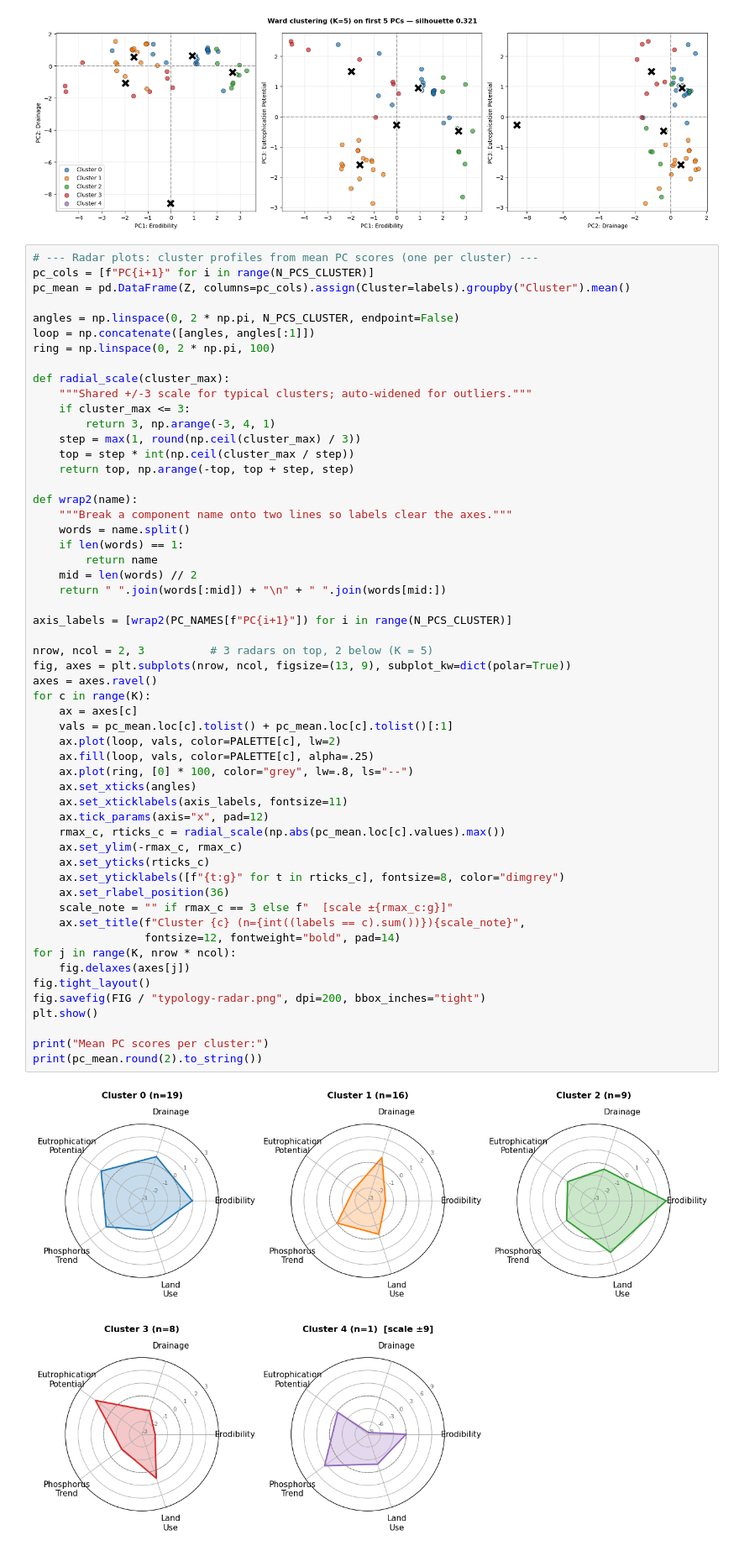
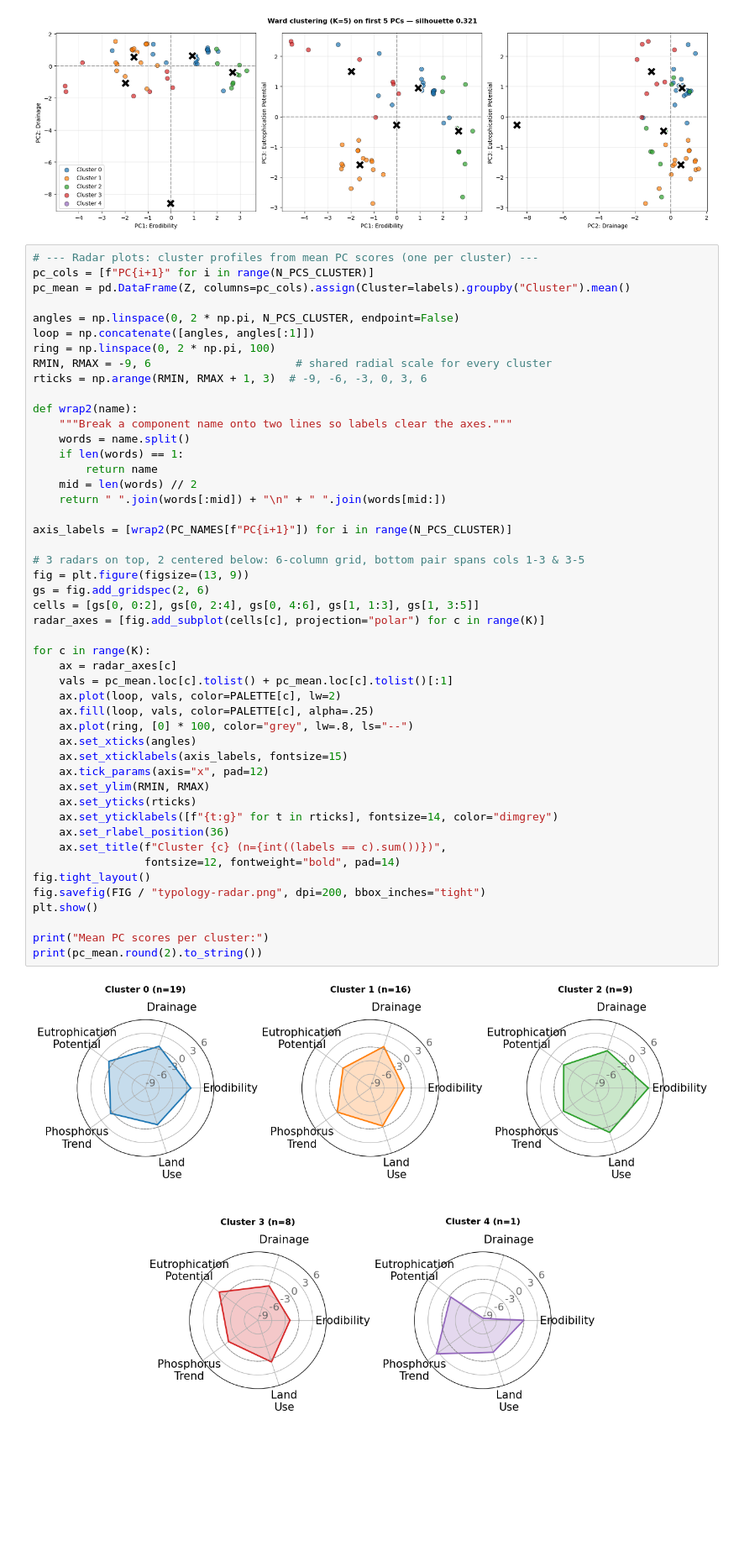
Before and after one commit to narslab/stream-station-typology, a Jupyter notebook: bin/ss-typology.ipynb, the cells around one changed output. Shown at 84% size. Cells and saved outputs as stored; diff of their text form; blank space fills up the shorter version.

```diff
--- a/bin/ss-typology.ipynb
+++ b/bin/ss-typology.ipynb
@@ -397,55 +397,48 @@ pc_mean = pd.DataFrame(Z, columns=pc_cols).assign(Cluster=labels).groupby("Clust
 angles = np.linspace(0, 2 * np.pi, N_PCS_CLUSTER, endpoint=False)
 loop = np.concatenate([angles, angles[:1]])
 ring = np.linspace(0, 2 * np.pi, 100)
-
-def radial_scale(cluster_max):
-    """Shared +/-3 scale for typical clusters; auto-widened for outliers."""
-    if cluster_max <= 3:
-        return 3, np.arange(-3, 4, 1)
-    step = max(1, round(np.ceil(cluster_max) / 3))
-    top = step * int(np.ceil(cluster_max / step))
-    return top, np.arange(-top, top + step, step)
+RMIN, RMAX = -9, 6                      # shared radial scale for every cluster
+rticks = np.arange(RMIN, RMAX + 1, 3)  # -9, -6, -3, 0, 3, 6
 
 def wrap2(name):
     """Break a component name onto two lines so labels clear the axes."""
     words = name.split()
     if len(words) == 1:
         return name
     mid = len(words) // 2
     return " ".join(words[:mid]) + "\n" + " ".join(words[mid:])
 
 axis_labels = [wrap2(PC_NAMES[f"PC{i+1}"]) for i in range(N_PCS_CLUSTER)]
 
-nrow, ncol = 2, 3          # 3 radars on top, 2 below (K = 5)
-fig, axes = plt.subplots(nrow, ncol, figsize=(13, 9), subplot_kw=dict(polar=True))
-axes = axes.ravel()
+# 3 radars on top, 2 centered below: 6-column grid, bottom pair spans cols 1-3 & 3-5
+fig = plt.figure(figsize=(13, 9))
+gs = fig.add_gridspec(2, 6)
+cells = [gs[0, 0:2], gs[0, 2:4], gs[0, 4:6], gs[1, 1:3], gs[1, 3:5]]
+radar_axes = [fig.add_subplot(cells[c], projection="polar") for c in range(K)]
+
 for c in range(K):
-    ax = axes[c]
+    ax = radar_axes[c]
     vals = pc_mean.loc[c].tolist() + pc_mean.loc[c].tolist()[:1]
     ax.plot(loop, vals, color=PALETTE[c], lw=2)
     ax.fill(loop, vals, color=PALETTE[c], alpha=.25)
     ax.plot(ring, [0] * 100, color="grey", lw=.8, ls="--")
     ax.set_xticks(angles)
-    ax.set_xticklabels(axis_labels, fontsize=11)
+    ax.set_xticklabels(axis_labels, fontsize=15)
     ax.tick_params(axis="x", pad=12)
-    rmax_c, rticks_c = radial_scale(np.abs(pc_mean.loc[c].values).max())
-    ax.set_ylim(-rmax_c, rmax_c)
-    ax.set_yticks(rticks_c)
-    ax.set_yticklabels([f"{t:g}" for t in rticks_c], fontsize=8, color="dimgrey")
+    ax.set_ylim(RMIN, RMAX)
+    ax.set_yticks(rticks)
+    ax.set_yticklabels([f"{t:g}" for t in rticks], fontsize=14, color="dimgrey")
     ax.set_rlabel_position(36)
-    scale_note = "" if rmax_c == 3 else f"  [scale ±{rmax_c:g}]"
-    ax.set_title(f"Cluster {c} (n={int((labels == c).sum())}){scale_note}",
+    ax.set_title(f"Cluster {c} (n={int((labels == c).sum())})",
                  fontsize=12, fontweight="bold", pad=14)
-for j in range(K, nrow * ncol):
-    fig.delaxes(axes[j])
 fig.tight_layout()
 fig.savefig(FIG / "typology-radar.png", dpi=200, bbox_inches="tight")
 plt.show()
 
 print("Mean PC scores per cluster:")
 print(pc_mean.round(2).to_string())
 # %% [output]
-[figure, old version]
+[figure, new version]
 Mean PC scores per cluster:
           PC1   PC2   PC3   PC4   PC5
 Cluster
```
Also changed, not shown: 1 other file.
